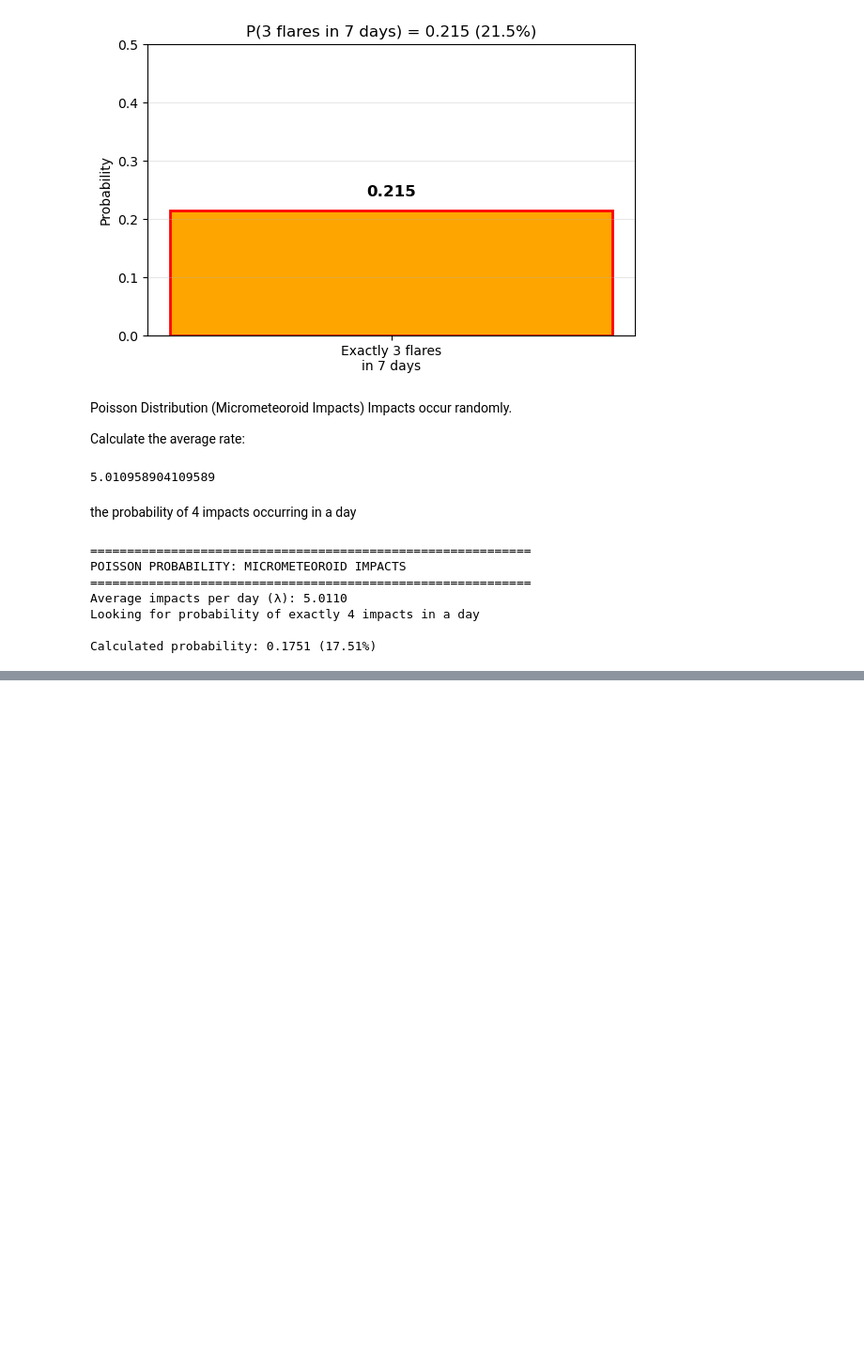
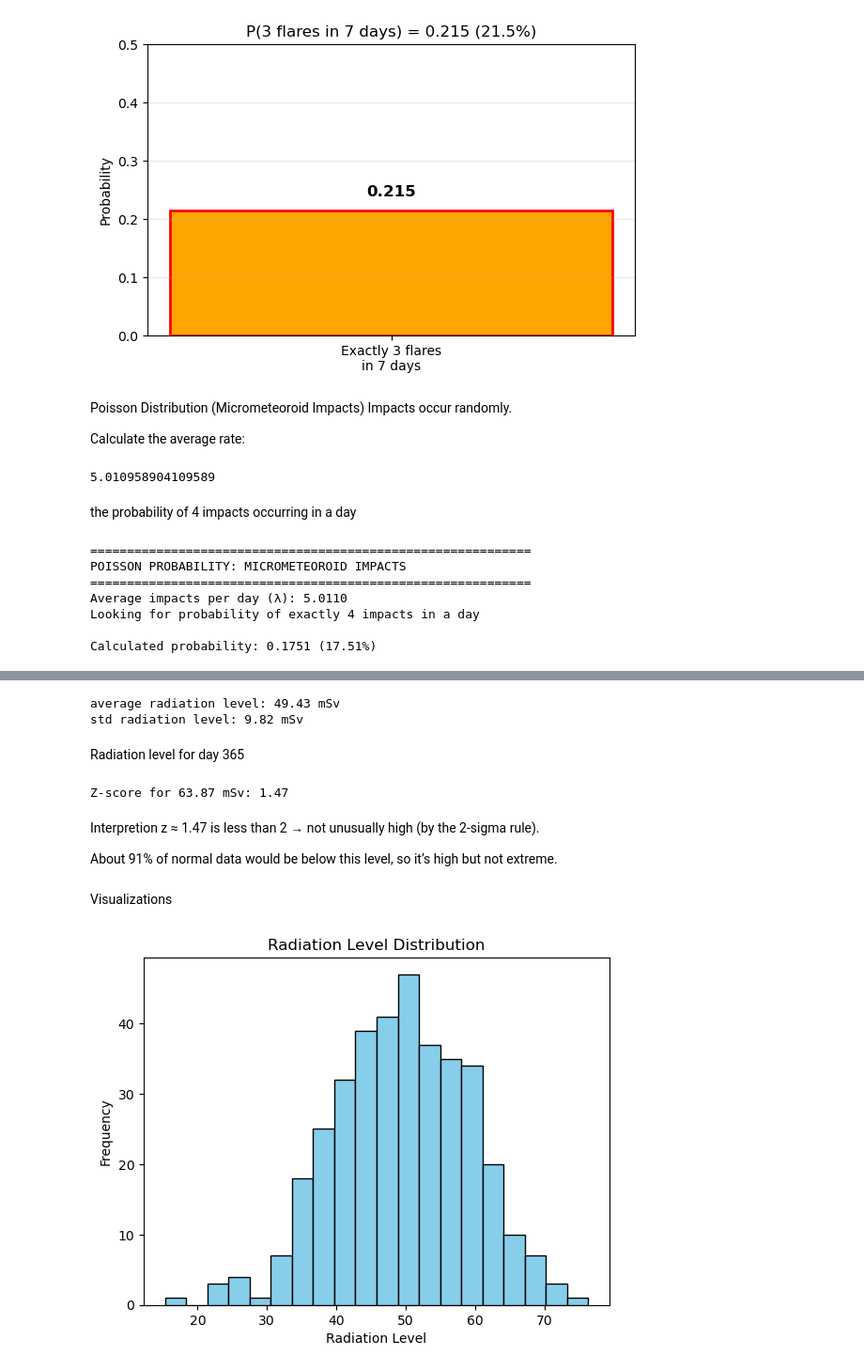
Before and after one commit to Tobibal21/space-weather-analysis, a Jupyter notebook: Space_Weather_Analysis.ipynb, the cells around one changed output, grey strips where cells are left out. Shown at 94% size. Saved outputs shown, nothing was run; the diff lists cells and outputs as text; code cells hidden in the pictures; blank space fills up the shorter version.

```diff
--- a/Space_Weather_Analysis.ipynb
+++ b/Space_Weather_Analysis.ipynb
@@ -185,0 +193,32 @@ Calculated probability: 0.1751 (17.51%)
+# %%
+mean_rad = df['Radiation_Level_mSv'].mean()
+std_rad = df['Radiation_Level_mSv'].std()
+
+print(f'average radiation level: {mean_rad:.2f} mSv')
+print(f'std radiation level: {std_rad:.2f} mSv')
+# %% [output]
+average radiation level: 49.43 mSv
+std radiation level: 9.82 mSv
+# %% [markdown]
+Radiation level for day 365
+# %%
+z = (63.8725741105259 - mean_rad) / std_rad
+print(f"\nZ-score for 63.87 mSv: {z:.2f}")
+# %% [output]
+Z-score for 63.87 mSv: 1.47
+# %% [markdown]
+ Interpretion
+z ≈ 1.47 is less than 2 → not unusually high (by the 2-sigma rule).
+
+About 91% of normal data would be below this level, so it’s high but not extreme.
+# %% [markdown]
+Visualizations
+# %%
+#Radiation Distribution
+plt.hist(df["Radiation_Level_mSv"], bins=20, color='skyblue', edgecolor='black')
+plt.title("Radiation Level Distribution")
+plt.xlabel("Radiation Level")
+plt.ylabel("Frequency")
+plt.show()
+# %% [output]
+[figure, added]
```
Also changed, not shown: parts of 6 cells of this notebook.
